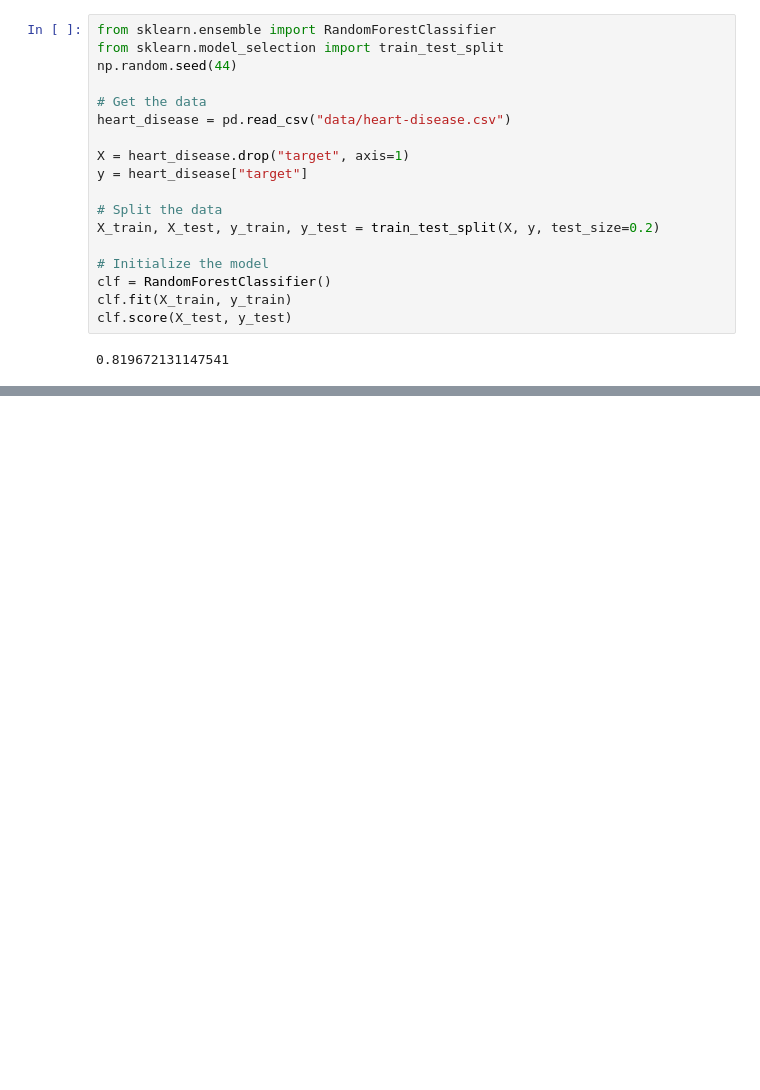
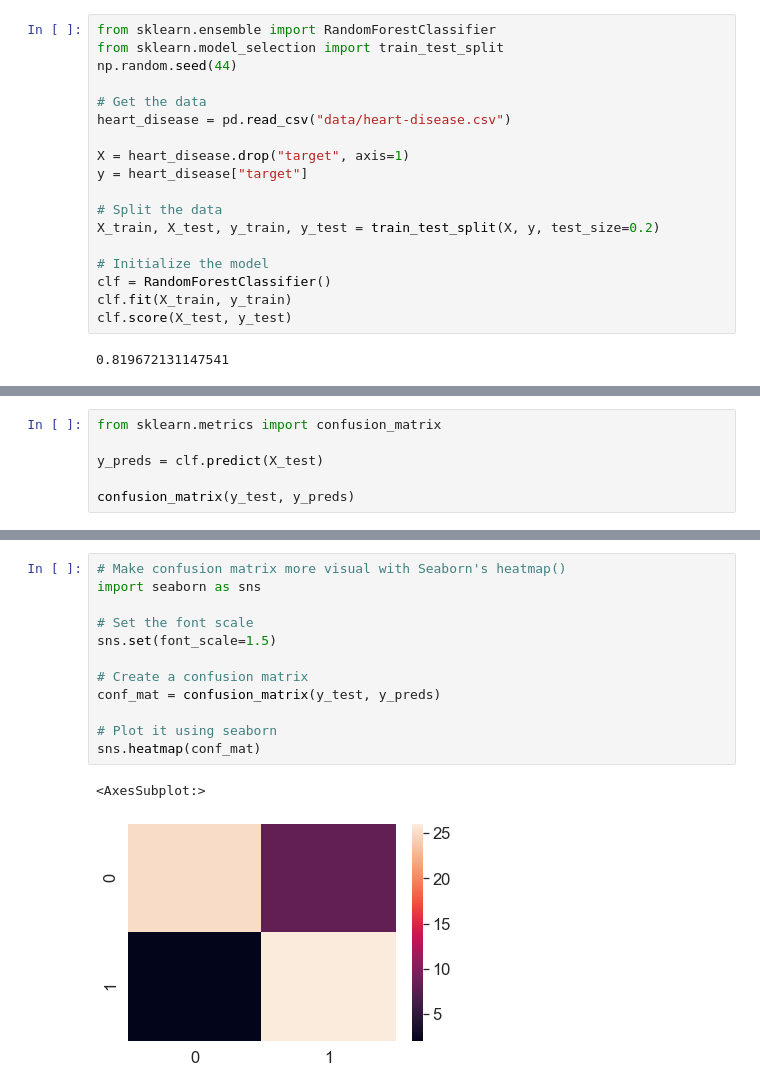
Before and after one commit to Dancan1998/ML, a Jupyter notebook: introduction-to-scikit-learn.ipynb, the cells around one changed output, grey strips where cells are left out. Saved outputs shown, nothing was run; the diff lists cells and outputs as text; blank space fills up the shorter version.

Commit message:
confusion_matrix

```diff
--- a/introduction-to-scikit-learn.ipynb
+++ b/introduction-to-scikit-learn.ipynb
@@ -1050,0 +1060,6 @@ plot_roc(fpr, tpr)
+# %%
+from sklearn.metrics import confusion_matrix
+
+y_preds = clf.predict(X_test)
+
+confusion_matrix(y_test, y_preds)
@@ -1050,0 +1080,15 @@ plot_roc(fpr, tpr)
+# %%
+# Make confusion matrix more visual with Seaborn's heatmap()
+import seaborn as sns
+
+# Set the font scale
+sns.set(font_scale=1.5)
+
+# Create a confusion matrix
+conf_mat = confusion_matrix(y_test, y_preds)
+
+# Plot it using seaborn
+sns.heatmap(conf_mat)
+# %% [output]
+<AxesSubplot:>
+[figure, added]
```
Also changed, not shown: parts of 48 cells of this notebook.
